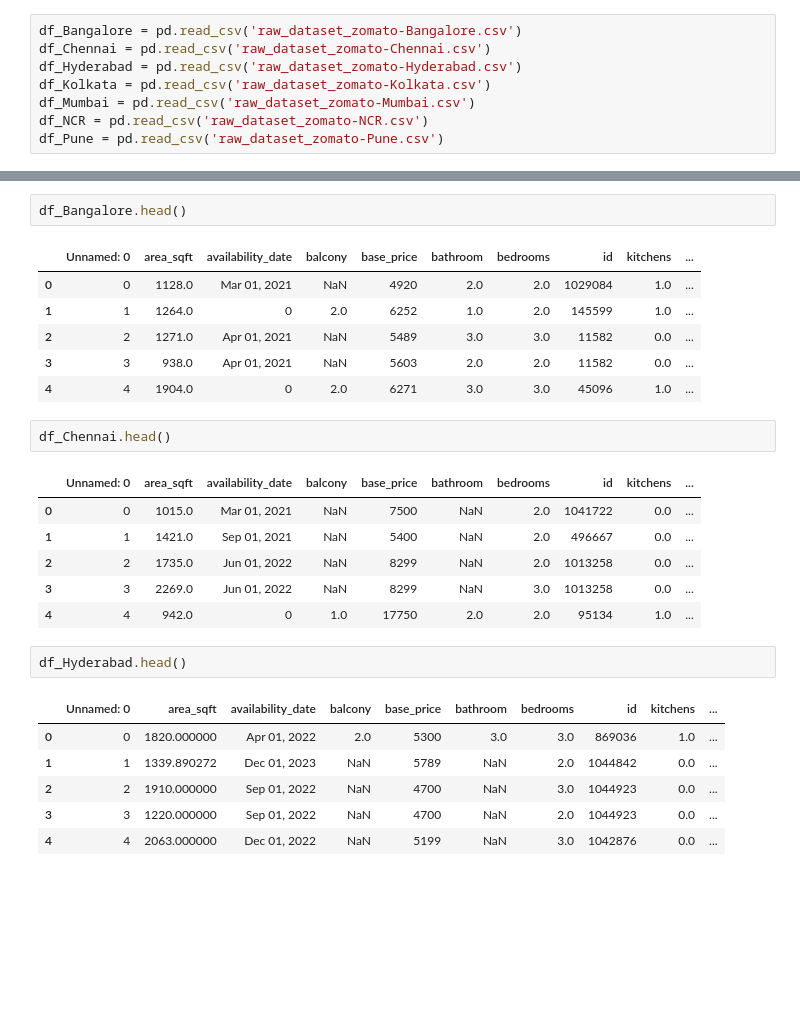
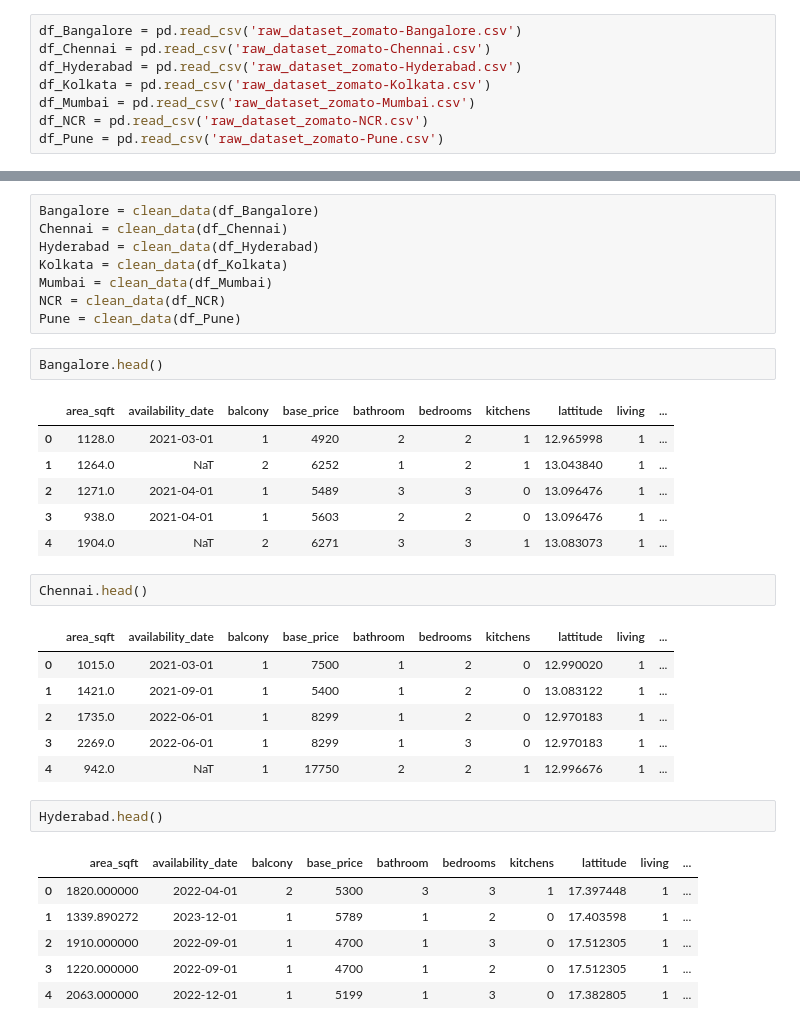
Before and after one commit to 41x3n/Price-Samjho, a Jupyter notebook: Notebooks/Price_Samjho.ipynb, the cells around one changed output, grey strips where cells are left out. Saved outputs shown, nothing was run; the diff lists cells and outputs as text; blank space fills up the shorter version.

Commit message:
Cleaning data Part 2

```diff
--- a/Notebooks/Price_Samjho.ipynb
+++ b/Notebooks/Price_Samjho.ipynb
@@ -21,28 +64,36 @@ df_Pune = pd.read_csv('raw_dataset_zomato-Pune.csv')
+# %%
+Bangalore = clean_data(df_Bangalore)
+Chennai = clean_data(df_Chennai)
+Hyderabad = clean_data(df_Hyderabad)
+Kolkata = clean_data(df_Kolkata)
+Mumbai = clean_data(df_Mumbai)
+NCR = clean_data(df_NCR)
+Pune = clean_data(df_Pune)
 # %%
-df_Bangalore.head()
+Bangalore.head()
 # %% [output]
-|  | Unnamed: 0 | area_sqft | availability_date | balcony | base_price | bathroom | bedrooms | id | kitchens | ... |
-| 0 | 0 | 1128.0 | Mar 01, 2021 | NaN | 4920 | 2.0 | 2.0 | 1029084 | 1.0 | ... |
-| 1 | 1 | 1264.0 | 0 | 2.0 | 6252 | 1.0 | 2.0 | 145599 | 1.0 | ... |
-| 2 | 2 | 1271.0 | Apr 01, 2021 | NaN | 5489 | 3.0 | 3.0 | 11582 | 0.0 | ... |
-| 3 | 3 | 938.0 | Apr 01, 2021 | NaN | 5603 | 2.0 | 2.0 | 11582 | 0.0 | ... |
-| 4 | 4 | 1904.0 | 0 | 2.0 | 6271 | 3.0 | 3.0 | 45096 | 1.0 | ... |
+|  | area_sqft | availability_date | balcony | base_price | bathroom | bedrooms | kitchens | lattitude | living | ... |
+| 0 | 1128.0 | 2021-03-01 | 1 | 4920 | 2 | 2 | 1 | 12.965998 | 1 | ... |
+| 1 | 1264.0 | NaT | 2 | 6252 | 1 | 2 | 1 | 13.043840 | 1 | ... |
+| 2 | 1271.0 | 2021-04-01 | 1 | 5489 | 3 | 3 | 0 | 13.096476 | 1 | ... |
+| 3 | 938.0 | 2021-04-01 | 1 | 5603 | 2 | 2 | 0 | 13.096476 | 1 | ... |
+| 4 | 1904.0 | NaT | 2 | 6271 | 3 | 3 | 1 | 13.083073 | 1 | ... |
 # %%
-df_Chennai.head()
+Chennai.head()
 # %% [output]
-|  | Unnamed: 0 | area_sqft | availability_date | balcony | base_price | bathroom | bedrooms | id | kitchens | ... |
-| 0 | 0 | 1015.0 | Mar 01, 2021 | NaN | 7500 | NaN | 2.0 | 1041722 | 0.0 | ... |
-| 1 | 1 | 1421.0 | Sep 01, 2021 | NaN | 5400 | NaN | 2.0 | 496667 | 0.0 | ... |
-| 2 | 2 | 1735.0 | Jun 01, 2022 | NaN | 8299 | NaN | 2.0 | 1013258 | 0.0 | ... |
-| 3 | 3 | 2269.0 | Jun 01, 2022 | NaN | 8299 | NaN | 3.0 | 1013258 | 0.0 | ... |
-| 4 | 4 | 942.0 | 0 | 1.0 | 17750 | 2.0 | 2.0 | 95134 | 1.0 | ... |
+|  | area_sqft | availability_date | balcony | base_price | bathroom | bedrooms | kitchens | lattitude | living | ... |
+| 0 | 1015.0 | 2021-03-01 | 1 | 7500 | 1 | 2 | 0 | 12.990020 | 1 | ... |
+| 1 | 1421.0 | 2021-09-01 | 1 | 5400 | 1 | 2 | 0 | 13.083122 | 1 | ... |
+| 2 | 1735.0 | 2022-06-01 | 1 | 8299 | 1 | 2 | 0 | 12.970183 | 1 | ... |
+| 3 | 2269.0 | 2022-06-01 | 1 | 8299 | 1 | 3 | 0 | 12.970183 | 1 | ... |
+| 4 | 942.0 | NaT | 1 | 17750 | 2 | 2 | 1 | 12.996676 | 1 | ... |
 # %%
-df_Hyderabad.head()
+Hyderabad.head()
 # %% [output]
-|  | Unnamed: 0 | area_sqft | availability_date | balcony | base_price | bathroom | bedrooms | id | kitchens | ... |
-| 0 | 0 | 1820.000000 | Apr 01, 2022 | 2.0 | 5300 | 3.0 | 3.0 | 869036 | 1.0 | ... |
-| 1 | 1 | 1339.890272 | Dec 01, 2023 | NaN | 5789 | NaN | 2.0 | 1044842 | 0.0 | ... |
-| 2 | 2 | 1910.000000 | Sep 01, 2022 | NaN | 4700 | NaN | 3.0 | 1044923 | 0.0 | ... |
-| 3 | 3 | 1220.000000 | Sep 01, 2022 | NaN | 4700 | NaN | 2.0 | 1044923 | 0.0 | ... |
-| 4 | 4 | 2063.000000 | Dec 01, 2022 | NaN | 5199 | NaN | 3.0 | 1042876 | 0.0 | ... |
+|  | area_sqft | availability_date | balcony | base_price | bathroom | bedrooms | kitchens | lattitude | living | ... |
+| 0 | 1820.000000 | 2022-04-01 | 2 | 5300 | 3 | 3 | 1 | 17.397448 | 1 | ... |
+| 1 | 1339.890272 | 2023-12-01 | 1 | 5789 | 1 | 2 | 0 | 17.403598 | 1 | ... |
+| 2 | 1910.000000 | 2022-09-01 | 1 | 4700 | 1 | 3 | 0 | 17.512305 | 1 | ... |
+| 3 | 1220.000000 | 2022-09-01 | 1 | 4700 | 1 | 2 | 0 | 17.512305 | 1 | ... |
+| 4 | 2063.000000 | 2022-12-01 | 1 | 5199 | 1 | 3 | 0 | 17.382805 | 1 | ... |
 # %%
```
Also changed, not shown: parts of 10 cells of this notebook.
